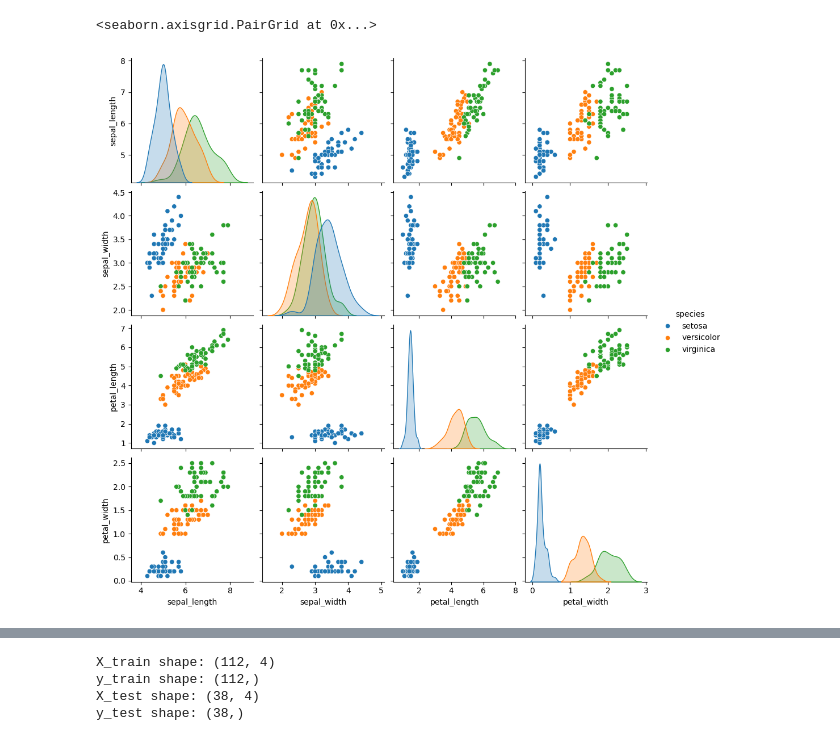
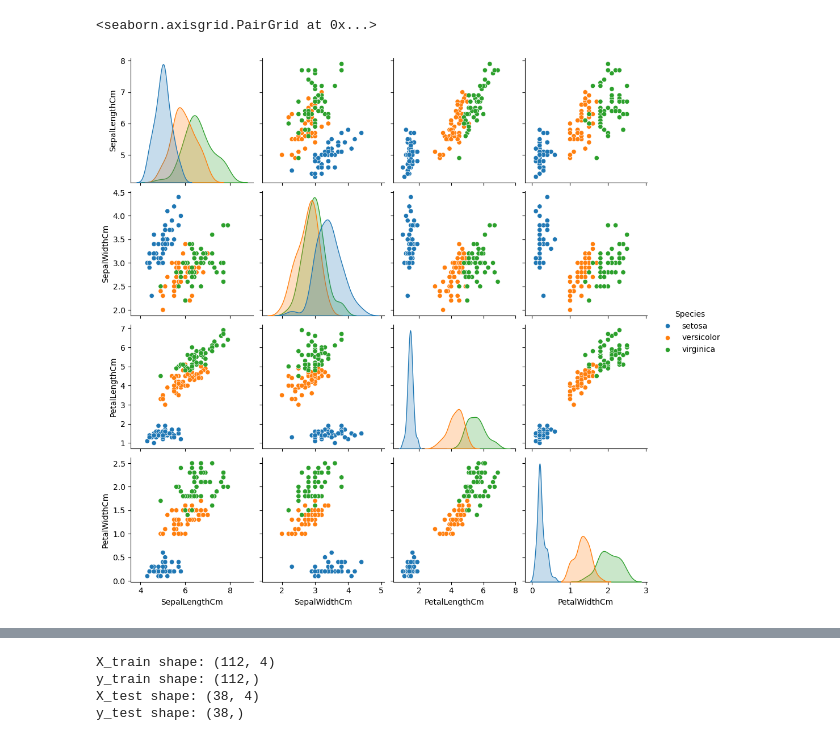
Before and after one commit to kasiwarrior/Labb_2_Supervised_learning, a Jupyter notebook: Exempel/kNN-classification_iris.ipynb, the cells around one changed output, grey strips where cells are left out. Cells and saved outputs as stored; diff of their text form; code cells hidden in the pictures.

```diff
--- a/Exempel/kNN-classification_iris.ipynb
+++ b/Exempel/kNN-classification_iris.ipynb
@@ -76,10 +76,10 @@ round(df.describe(),1)
 | max | 150.0 | 7.9 | 4.4 | 6.9 | 2.5 |
 # %%
 # view the relationships between variables; color code by species type
-sns.pairplot(df.drop(labels=['id'], axis=1), hue='species')
+sns.pairplot(df.drop(labels=['Id'], axis=1), hue='Species')
 # %% [output]
 <seaborn.axisgrid.PairGrid at 0x...>
-[figure, old version]
+[figure, new version]
 # %%
 #### Splits data into training and test sets
 ## param random_state: to make your tests reproducible, you need a random split with the same output
```
Also changed, not shown: parts of 10 cells of this notebook, 2 other files.
